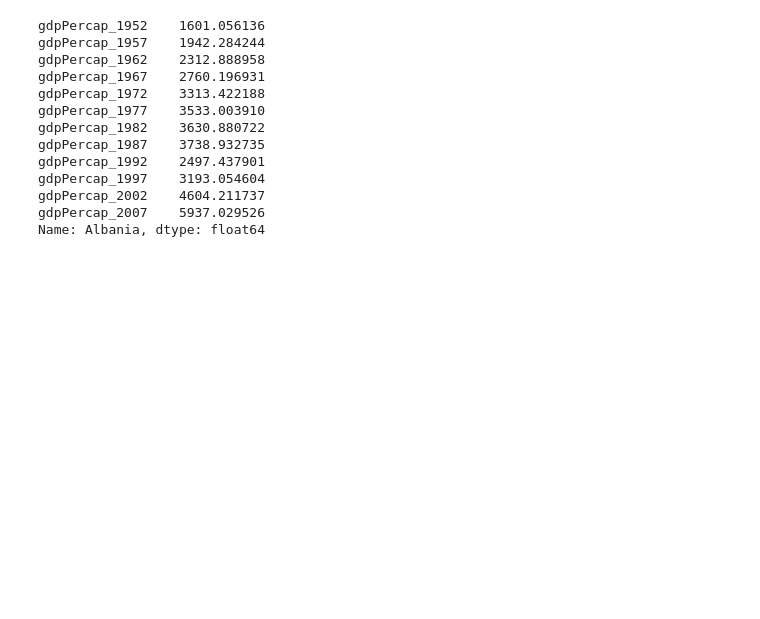
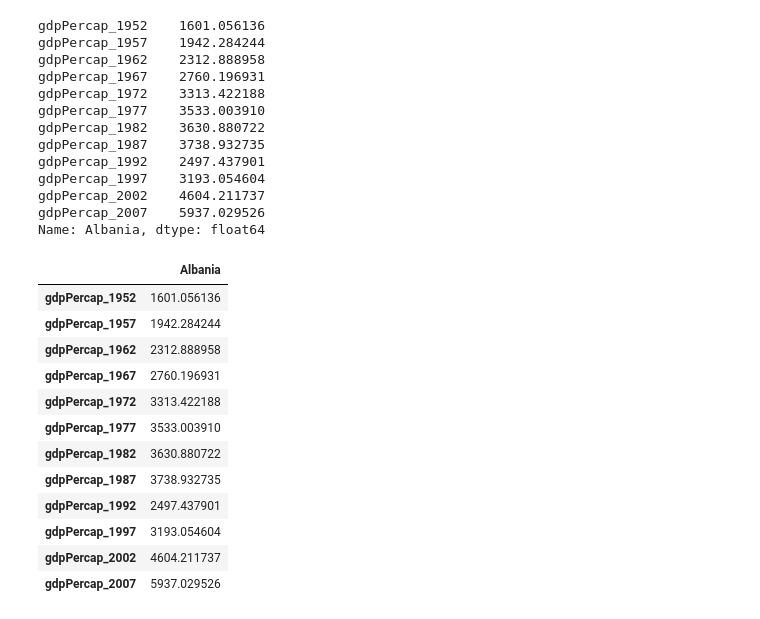
Before and after one commit to nih-fmrif/2017-09-28-NIH-CMN_notebooks, a Jupyter notebook: pandas_and_plotting.ipynb, the cells around one changed output. Drawn from its saved outputs; the diff is of its cells as text; code cells hidden in the pictures; blank space fills up the shorter version.

```diff
--- a/pandas_and_plotting.ipynb
+++ b/pandas_and_plotting.ipynb
@@ -139,3 +139,19 @@ gdpPercap_1997    3193.054604
 gdpPercap_2002    4604.211737
 gdpPercap_2007    5937.029526
 Name: Albania, dtype: float64
+# %%
+pd.DataFrame(data.loc['Albania',:])
+# %% [output]
+|  | Albania |
+| gdpPercap_1952 | 1601.056136 |
+| gdpPercap_1957 | 1942.284244 |
+| gdpPercap_1962 | 2312.888958 |
+| gdpPercap_1967 | 2760.196931 |
+| gdpPercap_1972 | 3313.422188 |
+| gdpPercap_1977 | 3533.003910 |
+| gdpPercap_1982 | 3630.880722 |
+| gdpPercap_1987 | 3738.932735 |
+| gdpPercap_1992 | 2497.437901 |
+| gdpPercap_1997 | 3193.054604 |
+| gdpPercap_2002 | 4604.211737 |
+| gdpPercap_2007 | 5937.029526 |
```
Also changed, not shown: parts of 1 cell of this notebook.
